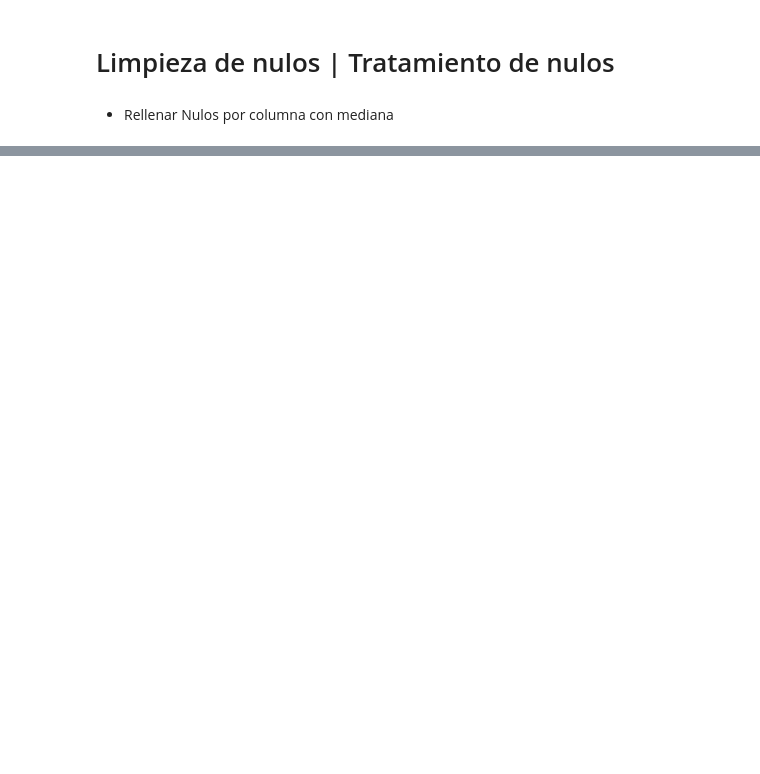
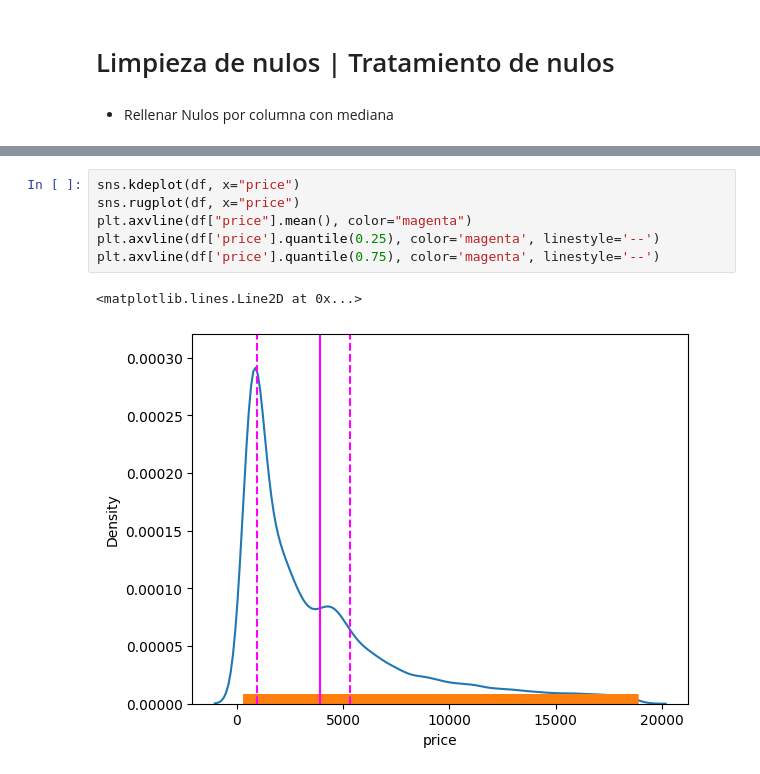
Before and after one commit to Fenix-v/MODULO3, a Jupyter notebook: datasscience/m3-Luis_Fernandez/Pandas_Seaborn.ipynb, the cells around one changed output, grey strips where cells are left out. Cells and saved outputs as stored; diff of their text form; blank space fills up the shorter version.

```diff
--- a/datasscience/m3-Luis_Fernandez/Pandas_Seaborn.ipynb
+++ b/datasscience/m3-Luis_Fernandez/Pandas_Seaborn.ipynb
@@ -74,0 +467,9 @@ dtype: int64
+# %%
+sns.kdeplot(df, x="price")
+sns.rugplot(df, x="price")
+plt.axvline(df["price"].mean(), color="magenta")
+plt.axvline(df['price'].quantile(0.25), color='magenta', linestyle='--')
+plt.axvline(df['price'].quantile(0.75), color='magenta', linestyle='--')
+# %% [output]
+<matplotlib.lines.Line2D at 0x...>
+[figure, added]
```
Also changed, not shown: parts of 81 cells of this notebook, 6 other files.
